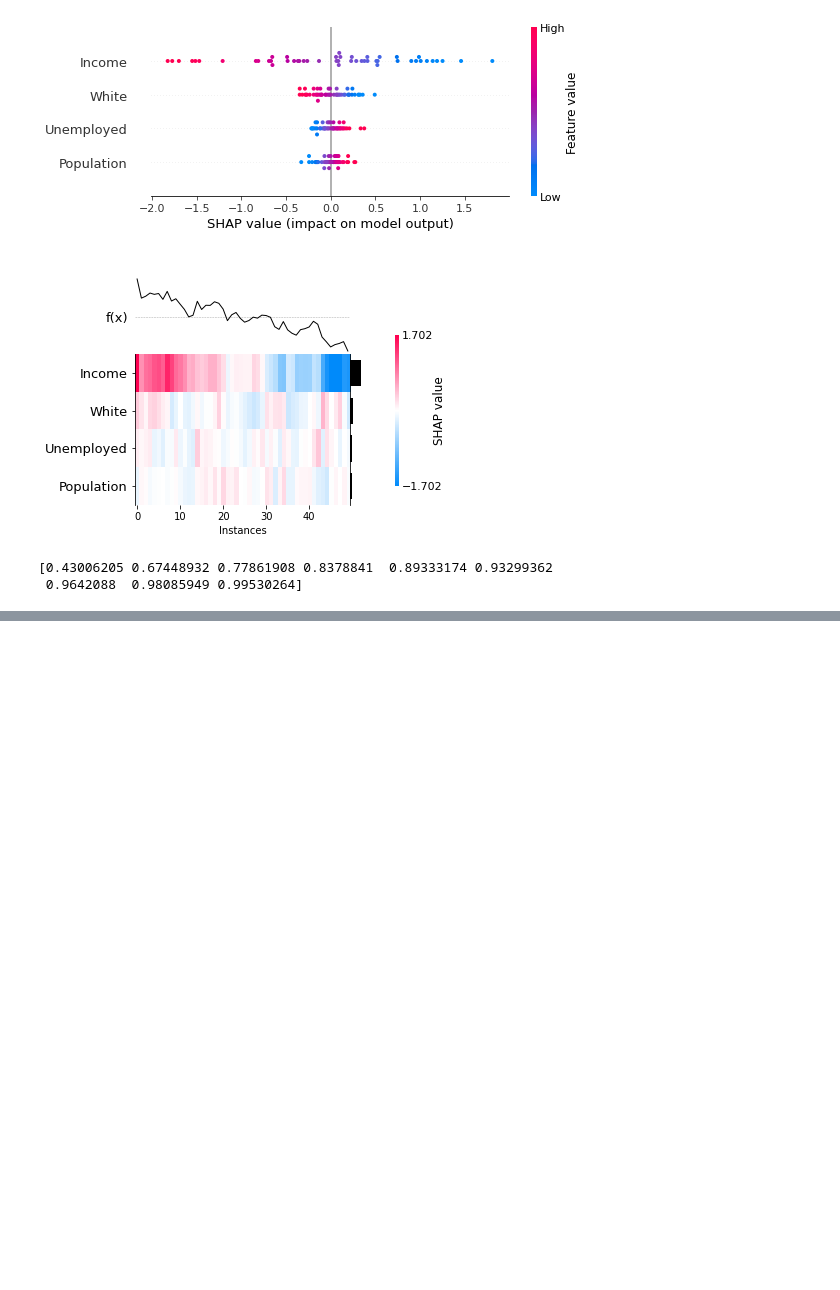
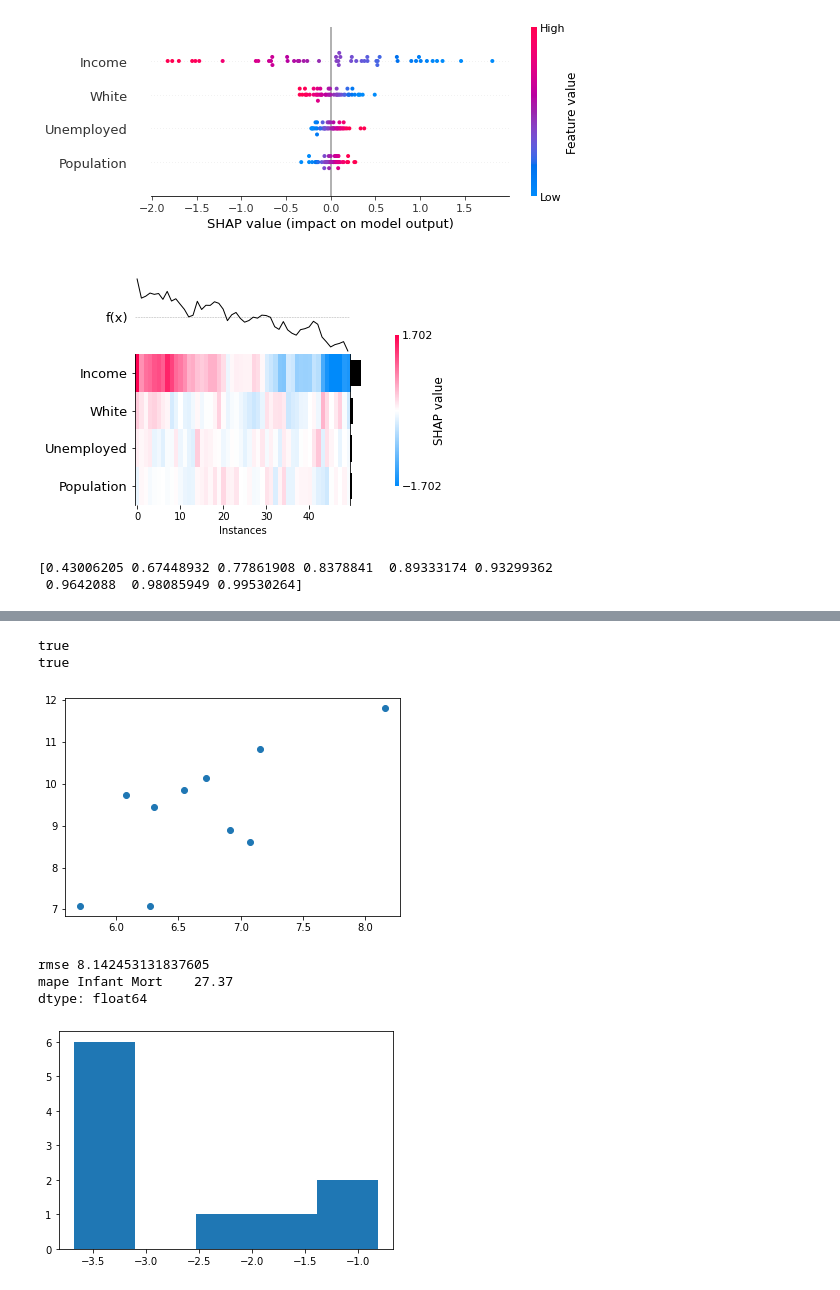
Before and after one commit to webclinic017/Python-Stock-1, a Jupyter notebook: DBScan-ElasticNet.ipynb, the cells around one changed output, grey strips where cells are left out. Cells and saved outputs as stored; diff of their text form; code cells hidden in the pictures; blank space fills up the shorter version.

Commit message:
Update DBScan-ElasticNet.ipynb
added box-cox transformed to training/test partitions

```diff
--- a/DBScan-ElasticNet.ipynb
+++ b/DBScan-ElasticNet.ipynb
@@ -60,6 +60,22 @@ def testNormal (x):
 
 def inverse_boxcox (data, lambdas):
     return inv_boxcox(data, lambdas.values)
+
+def transform_boxcox_l(data, l_):
+    transformed = pd.DataFrame()
+
+    for i in range(0,len(data.columns)):
+        #print(i)
+        if l_.iloc[i].values == 1:
+            inner_scale = data.iloc[:,i]
+        else:
+            inner_scale = pd.DataFrame(stats.boxcox((data.iloc[:,i]), lmbda=l_.iloc[i].values))
+
+        inner_scale.index = data.index
+        transformed = pd.concat([transformed,inner_scale],axis=1)
+
+    transformed.columns = data.columns
+    return transformed
 
 def transform_boxcox (data):
     transformed = pd.DataFrame()
@@ -622,21 +748,42 @@ print(model.coef_)
 # %%
 import matplotlib.pyplot as plt
 predicted = pd.DataFrame(yhat*std_+mean_)
+if lambdas_t.iloc[0].values==1:
+    print("true")
+    predicted=predicted
+else:
+    predicted = pd.DataFrame(stats.boxcox(predicted.iloc[:,0], lmbda=lambdas_t.iloc[0].values))
+
 predicted.index = y_test.index
 predicted.columns = y_test.columns
+
 actual = pd.DataFrame(y_test*std_+mean_)
+if lambdas_t.iloc[0].values==1:
+    print("true")
+    actual=actual
+else:
+    actual = pd.DataFrame(stats.boxcox(actual.iloc[:,0], lmbda=lambdas_t.iloc[0].values))
+
 actual.index = y_test.index
 plt.scatter(predicted, actual)
 
 plt.show()
 
 plt.hist(predicted-actual, bins='auto')  # arguments are passed to np.histogram
 
 rmse = mean_squared_error(actual, predicted, squared=True)
 mape = MAPE(actual, predicted)
 
 print("rmse",rmse)
 print("mape",mape)
+# %% [output]
+true
+true
+[figure, added]
+rmse 8.142453131837605
+mape Infant Mort    27.37
+dtype: float64
+[figure, added]
 # %%
 %matplotlib inline
 shap.initjs()
```
Also changed, not shown: parts of 16 cells of this notebook.
